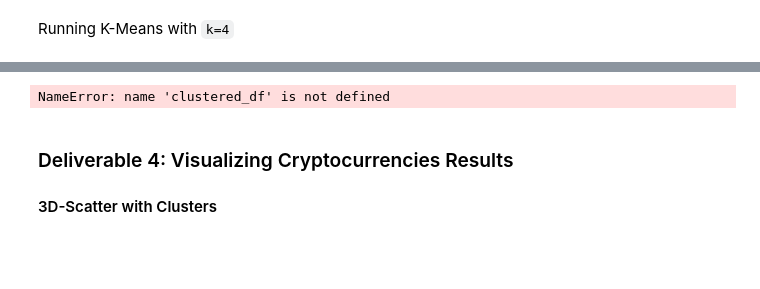
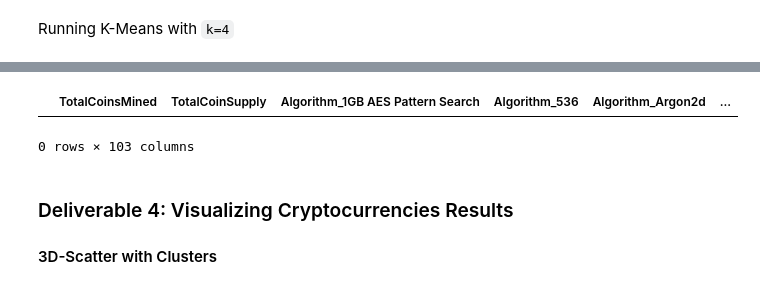
Before and after one commit to krockway/Cryptocurrencies, a Jupyter notebook: crypto_clustering.ipynb, the cells around one changed output, grey strips where cells are left out. Saved outputs shown, nothing was run; the diff lists cells and outputs as text; code cells hidden in the pictures; blank space fills up the shorter version.

```diff
--- a/crypto_clustering.ipynb
+++ b/crypto_clustering.ipynb
@@ -245,11 +260,9 @@ crypto_df_pca.head()
 # %% [markdown]
 Running K-Means with `k=4`
 # %%
-# Initialize the K-Means model.
-# YOUR CODE HERE
-
-# Fit the model
-# YOUR CODE HERE
+# Initialize the K-Means model & fit the model.
+model = KMeans(n_clusters=4, random_state=33).fit(crypto_df_pca)
 
 # Predict clusters
-# YOUR CODE HERE
+y_pred = model.predict(crypto_df_pca)
+y_pred
@@ -256,19 +287,22 @@ Running K-Means with `k=4`
 # %%
 # Create a new DataFrame including predicted clusters and cryptocurrencies features.
-# Concatentate the crypto_df and pcs_df DataFrames on the same columns.
-# YOUR CODE HERE
+df_y_pred = pd.DataFrame(y_pred, columns=['Class'])
+
+# Concatentate the crypto_df and pcs_df (crypto_df_pca) DataFrames on the same columns.
+clustered_df = crypto_df.join(crypto_df_pca, how='inner')
 
 #  Add a new column, "CoinName" to the clustered_df DataFrame that holds the names of the cryptocurrencies.
-# YOUR CODE HERE
+clustered_df = clustered_df.join(crypto_names_df, how='inner')
 
 #  Add a new column, "Class" to the clustered_df DataFrame that holds the predictions.
-# YOUR CODE HERE
+clustered_df = clustered_df.join(df_y_pred, how='inner')
 
 # Print the shape of the clustered_df
-print(clustered_df.shape)
+# print(clustered_df.shape)
 clustered_df.head(10)
 # %% [output]
+|  | TotalCoinsMined | TotalCoinSupply | Algorithm_1GB AES Pattern Search | Algorithm_536 | Algorithm_Argon2d | ... |
-NameError: name 'clustered_df' is not defined
+0 rows × 103 columns
 # %% [markdown]
 ### Deliverable 4: Visualizing Cryptocurrencies Results
 
```
Also changed, not shown: parts of 6 cells of this notebook.
